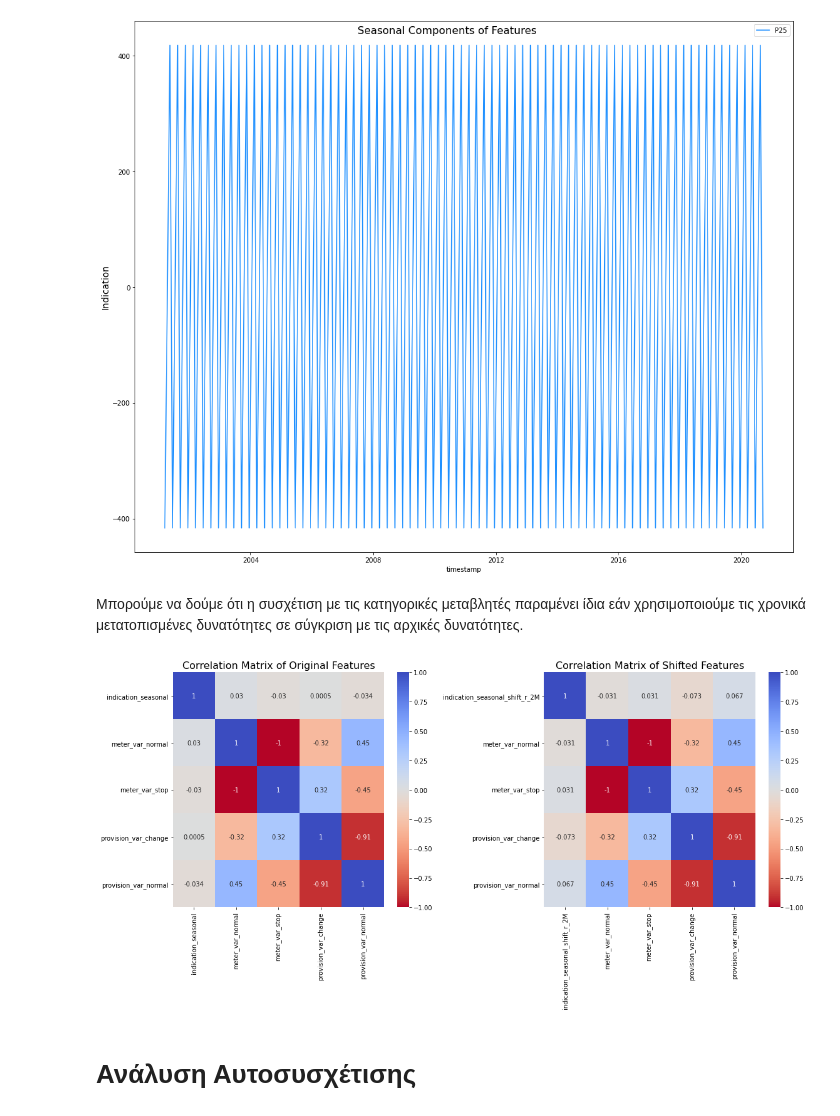
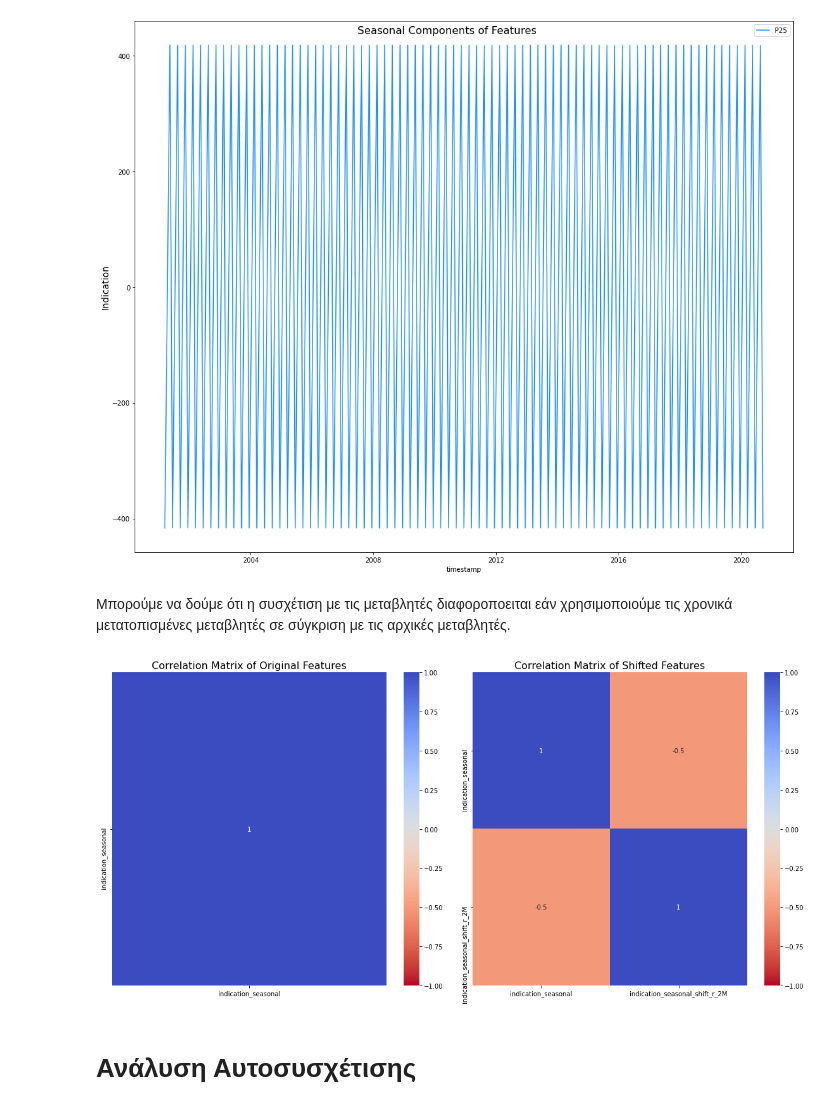
Before and after one commit to geomyll33/Beautez, a Jupyter notebook: EYDAP_Challenge_project.ipynb, the cells around one changed output. Drawn from its saved outputs; the diff is of its cells as text; code cells hidden in the pictures.

```diff
--- a/EYDAP_Challenge_project.ipynb
+++ b/EYDAP_Challenge_project.ipynb
@@ -590,6 +891,7 @@ df['day_of_year'] = pd.DatetimeIndex(df['timestamp']).dayofyear
 df['week_of_year'] = pd.DatetimeIndex(df['timestamp']).weekofyear
 df['quarter'] = pd.DatetimeIndex(df['timestamp']).quarter
 df['season'] = df.month%12 // 3 + 1
-
-df[['timestamp', 'year', 'month', 'day', 'day_of_year', 'week_of_year', 'quarter', 'season']].head()
+df.sort_values('timestamp', inplace=True, ascending=True)
+df = df.reset_index(drop=True)
+df.head()
 # %% [output]
@@ -750,30 +1079,28 @@ plt.show()
 # %% [output]
 [figure]
 # %% [markdown]
-Μπορούμε να δούμε ότι η συσχέτιση με τις κατηγορικές μεταβλητές  παραμένει ίδια εάν χρησιμοποιούμε τις χρονικά μετατοπισμένες δυνατότητες σε σύγκριση με τις αρχικές δυνατότητες.
+Μπορούμε να δούμε ότι η συσχέτιση με τις  μεταβλητές  διαφοροποειται εάν χρησιμοποιούμε τις χρονικά μετατοπισμένες μεταβλητές σε σύγκριση με τις αρχικές μεταβλητές.
 # %%
 f, ax = plt.subplots(nrows=1, ncols=2, figsize=(16, 8))
 
-original_cols = ['indication_seasonal','meter_var_normal', 'meter_var_stop', 'provision_var_change','provision_var_normal'
-                 ]
+original_cols = ['indication_seasonal']
 
 corrmat = df[original_cols].corr()
 
 sns.heatmap(corrmat, annot=True, vmin=-1, vmax=1, cmap='coolwarm_r', ax=ax[0])
 ax[0].set_title('Correlation Matrix of Original Features', fontsize=16)
 
-shifted_cols = [ 'indication_seasonal_shift_r_2M','meter_var_normal', 'meter_var_stop', 'provision_var_change','provision_var_normal'
-                ]
+shifted_cols = [ 'indication_seasonal','indication_seasonal_shift_r_2M',]
 corrmat = df[shifted_cols].corr()
 
 sns.heatmap(corrmat, annot=True, vmin=-1, vmax=1, cmap='coolwarm_r', ax=ax[1])
 ax[1].set_title('Correlation Matrix of Shifted Features', fontsize=16)
 
 
 plt.tight_layout()
 plt.show()
 # %% [output]
-[figure, old version]
+[figure, new version]
 # %% [markdown]
 # Ανάλυση Αυτοσυσχέτισης
 # %% [markdown]
```
Also changed, not shown: parts of 77 cells of this notebook.
